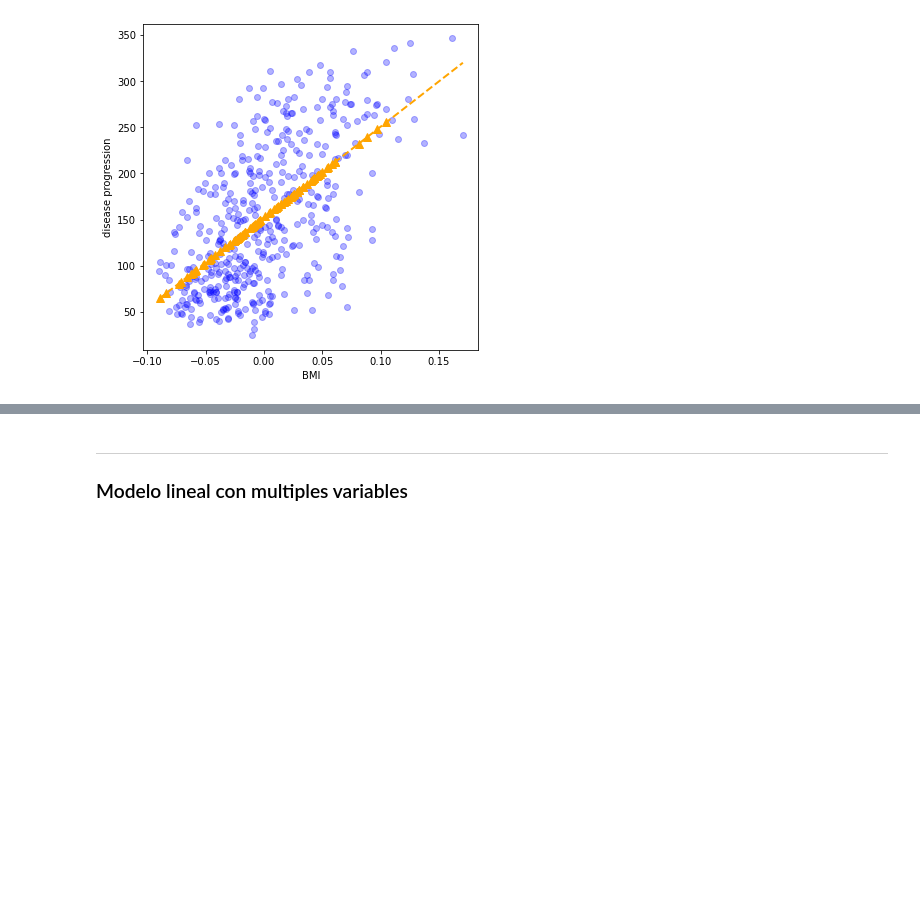
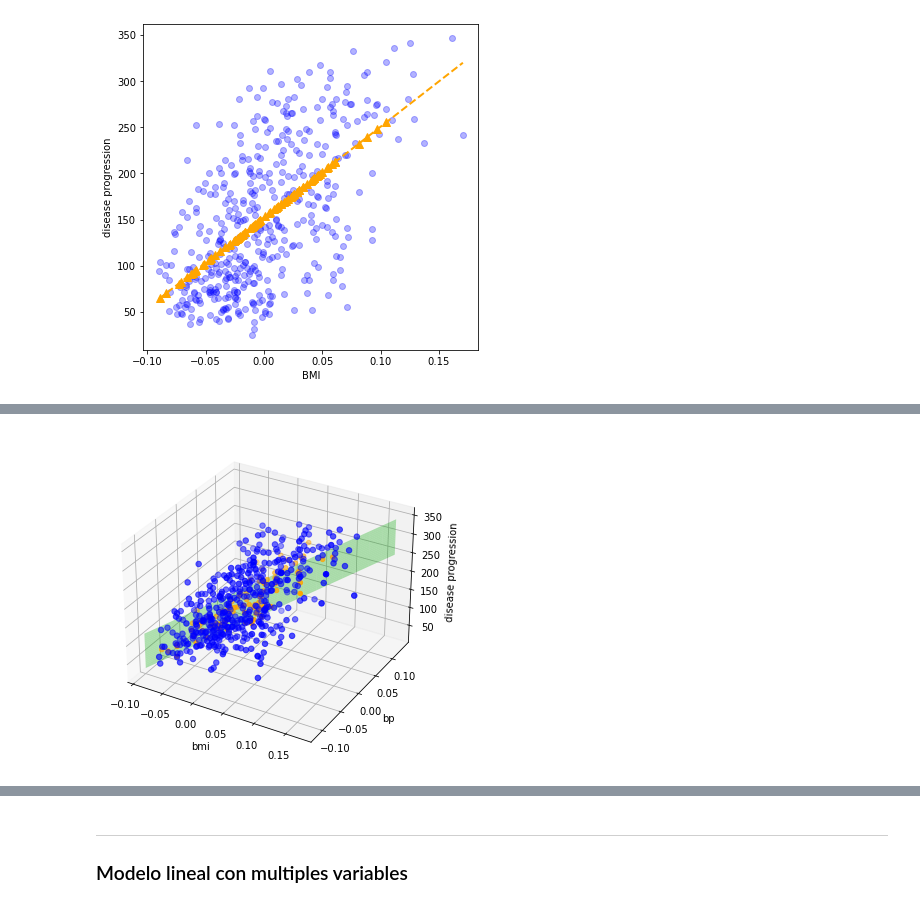
Before and after one commit to alrakomala/DataScienceDCI, a Jupyter notebook: aplicacion_algoritmos_ML/regresion_lineal.ipynb, the cells around one changed output, grey strips where cells are left out. Drawn from its saved outputs; the diff is of its cells as text; code cells hidden in the pictures; blank space fills up the shorter version.

```diff
--- a/aplicacion_algoritmos_ML/regresion_lineal.ipynb
+++ b/aplicacion_algoritmos_ML/regresion_lineal.ipynb
@@ -108,0 +202,31 @@ ax.set_ylabel('disease progression');
+# %%
+from mpl_toolkits.mplot3d.axes3d import Axes3D
+
+bmi = X['bmi']
+bp = X['bp']
+target = y
+
+def plano(x1, x2):
+    m1 = modelo_2var.coef_[0][0]
+    m2 = modelo_2var.coef_[0][1]
+    b = modelo_2var.intercept_[0]
+    return m1*x1 + m2*x2 + b
+
+X1 = np.linspace(np.min(bmi), np.max(bmi), 20)
+X2 = np.linspace(np.min(bp), np.max(bp), 20)
+
+x1grid, x2grid = np.meshgrid(X1, X2)
+Z = plano(x1grid, x2grid)
+
+fig = plt.figure(figsize=(6,6))
+ax = fig.add_subplot(projection='3d')
+ax.plot_surface(X1, X2, Z, linewidth=1, color='lime', alpha=0.3)
+ax.scatter(bmi, bp, target, marker='o', s=30, color = 'b')
+ax.scatter(X_test['bmi'], X_test['bp'], y_pred, '^', color='orange')
+ax.set_xlabel('bmi')
+ax.set_ylabel('bp')
+ax.set_zlabel('disease progression')
+#ax.view_init(0, 45)
+plt.show()
+# %% [output]
+[figure, added]
```
Also changed, not shown: parts of 21 cells of this notebook.
